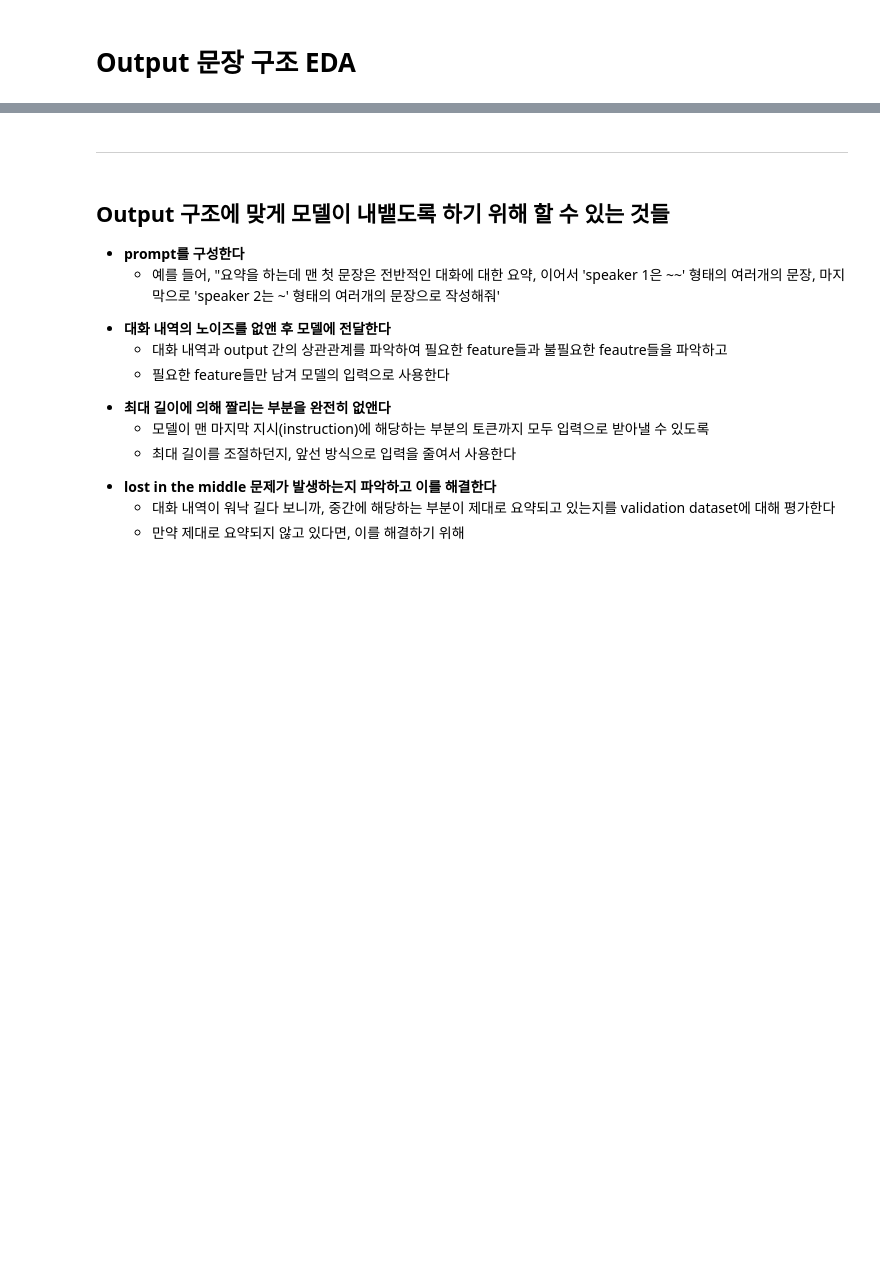
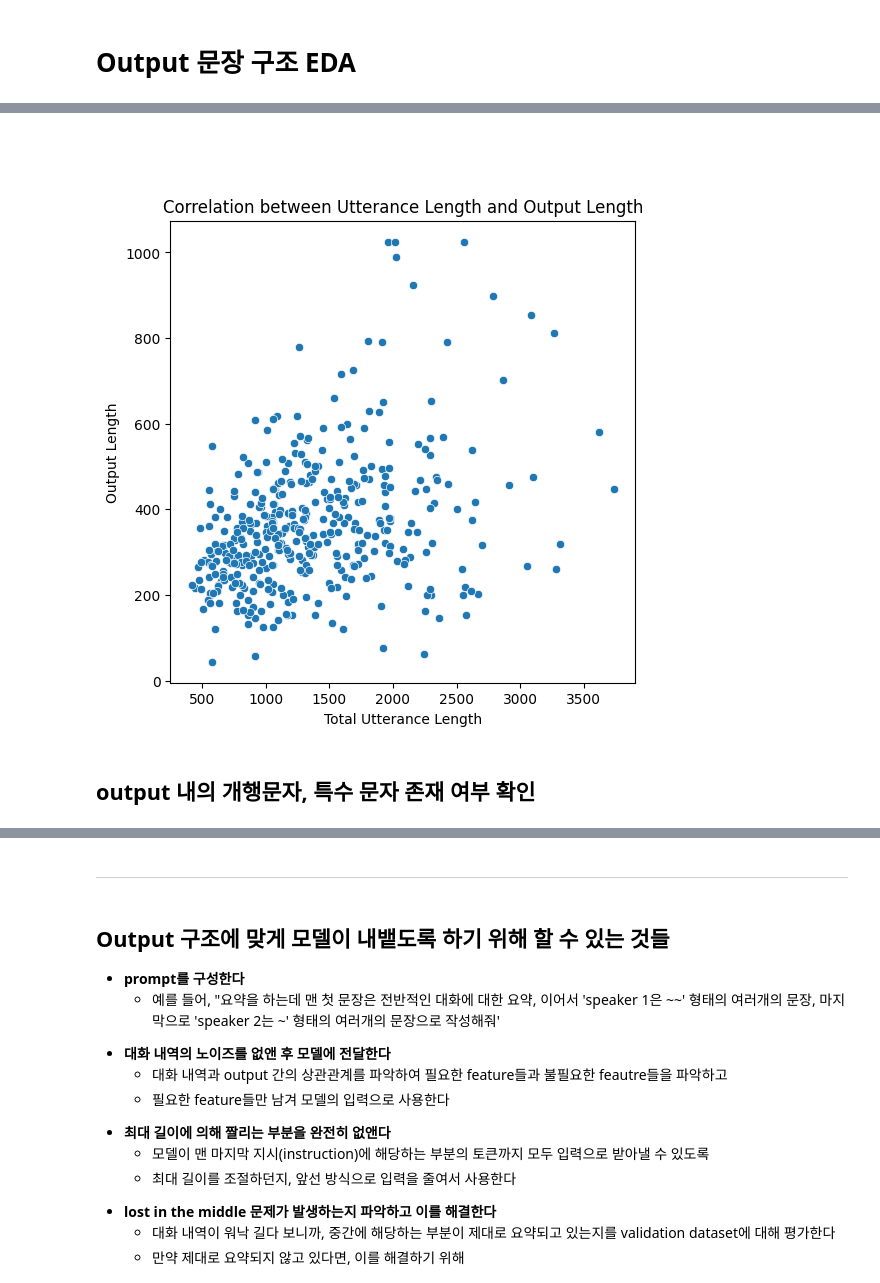
Before and after one commit to DonghaeSuh/dialogue-summarization, a Jupyter notebook: eda/output_structure_eda.ipynb, the cells around one changed output, grey strips where cells are left out. Saved outputs shown, nothing was run; the diff lists cells and outputs as text; code cells hidden in the pictures; blank space fills up the shorter version.

```diff
--- a/eda/output_structure_eda.ipynb
+++ b/eda/output_structure_eda.ipynb
@@ -161,0 +264,10 @@ Sample indexes that The starter speaker is not the first speaker in the output:
+# %% [markdown]
+<br/>
+
+<br/>
+# %%
+correlation_between_utterance_length_and_output_length(result_df, tokenizer)
+# %% [output]
+[figure, added]
+# %% [markdown]
+## output 내의 개행문자, 특수 문자 존재 여부 확인
```
Also changed, not shown: parts of 22 cells of this notebook, 1 other file.
